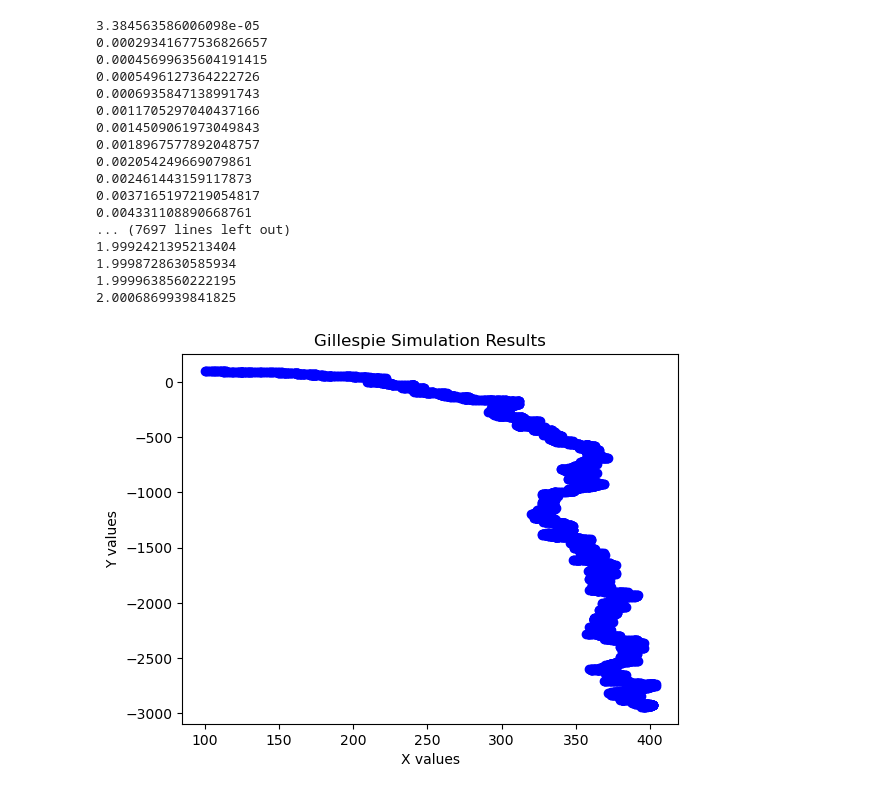
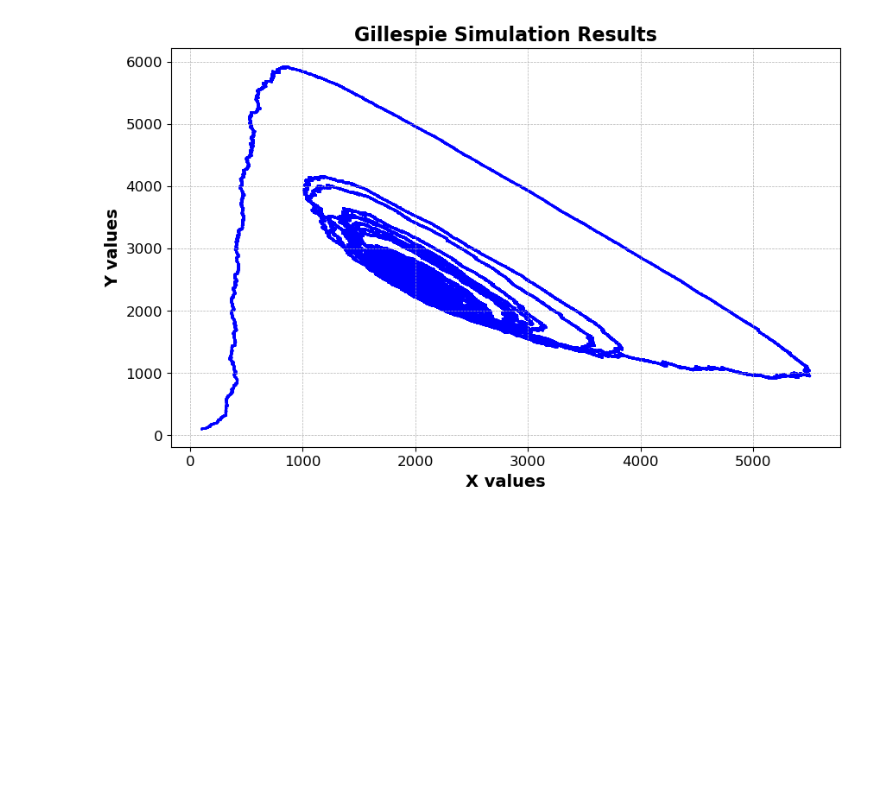
Before and after one commit to nunziatodamino/NMSM_2024, a Jupyter notebook: Block 1/Exercise 7 - Gillespie algorithm.ipynb, the cells around one changed output. Drawn from its saved outputs; the diff is of its cells as text; code cells hidden in the pictures; blank space fills up the shorter version.

```diff
--- a/Block 1/Exercise 7 - Gillespie algorithm.ipynb
+++ b/Block 1/Exercise 7 - Gillespie algorithm.ipynb
@@ -46,56 +46,48 @@ def jump_function(old_configuration):
 
     if rand < cumulative_sum[0]:
         new_configuration[0] += 1  # reaction 1
     elif rand < cumulative_sum[1]:
         new_configuration[0] -= 1  # reaction 2
     elif rand < cumulative_sum[2]:
         new_configuration[0] += 1  # reaction 3
         new_configuration[1] -= 1
     elif rand < cumulative_sum[3]:
         new_configuration[0] -= 1  # reaction 4
-        new_configuration[1] -= 1
+        new_configuration[1] += 1
 
     return new_configuration
 
 def gillespie(initial_configuration, time_max):
     time_total = 0
     configurations = []
     current_configuration = initial_configuration
     while time_total < time_max:
         time_total += residence_time_cdf_inverse(escape_rate(current_configuration), np.random.random())
         current_configuration = jump_function(current_configuration)
         configurations.append(current_configuration)
-        print(time_total)
 
     return configurations
 
-conf = gillespie(INITIAL_CONFIGURATION, 2)
+conf = gillespie(INITIAL_CONFIGURATION, 100)
 
 # Extract x and y values
 x_values, y_values = zip(*conf)
 
-# Plot as points
-plt.scatter(x_values, y_values, color='blue', marker='o')
-plt.xlabel("X values")
-plt.ylabel("Y values")
-plt.title("Gillespie Simulation Results")
+# Plot as points with enhancements
+plt.figure(figsize=(10, 6))  # Larger figure size
+plt.scatter(x_values, y_values, color='blue', marker='.', s=2, alpha=0.4)  # Reduced point size and added transparency
+
+# Add grid, labels, and title with styling
+plt.grid(True, which='both', linestyle='--', linewidth=0.5)
+plt.xlabel("X values", fontsize=14, fontweight='bold')
+plt.ylabel("Y values", fontsize=14, fontweight='bold')
+plt.title("Gillespie Simulation Results", fontsize=16, fontweight='bold')
+
+# Customize ticks
+plt.xticks(fontsize=12)
+plt.yticks(fontsize=12)
+
+# Show the enhanced plot
 plt.show()
 # %% [output]
-3.384563586006098e-05
-0.00029341677536826657
-0.00045699635604191415
-0.0005496127364222726
-0.0006935847138991743
-0.0011705297040437166
-0.0014509061973049843
-0.0018967577892048757
-0.002054249669079861
-0.002461443159117873
-0.0037165197219054817
-0.004331108890668761
-... (7697 lines left out)
-1.9992421395213404
-1.9998728630585934
-1.9999638560222195
-2.0006869939841825
-[figure, old version]
+[figure, new version]
```
Also changed, not shown: 6 other files.
